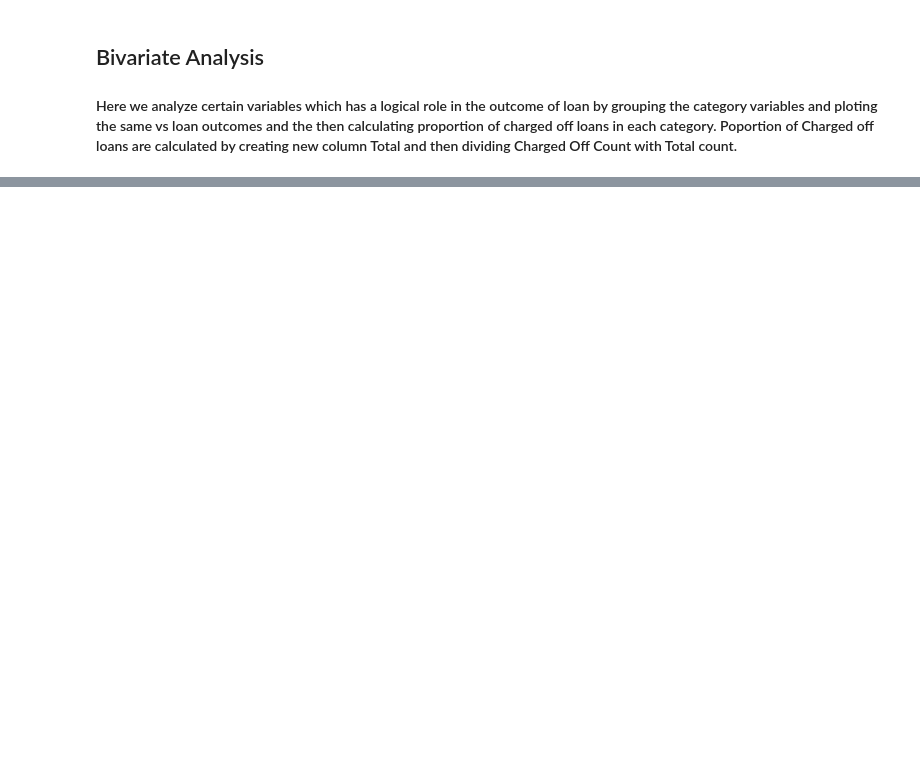
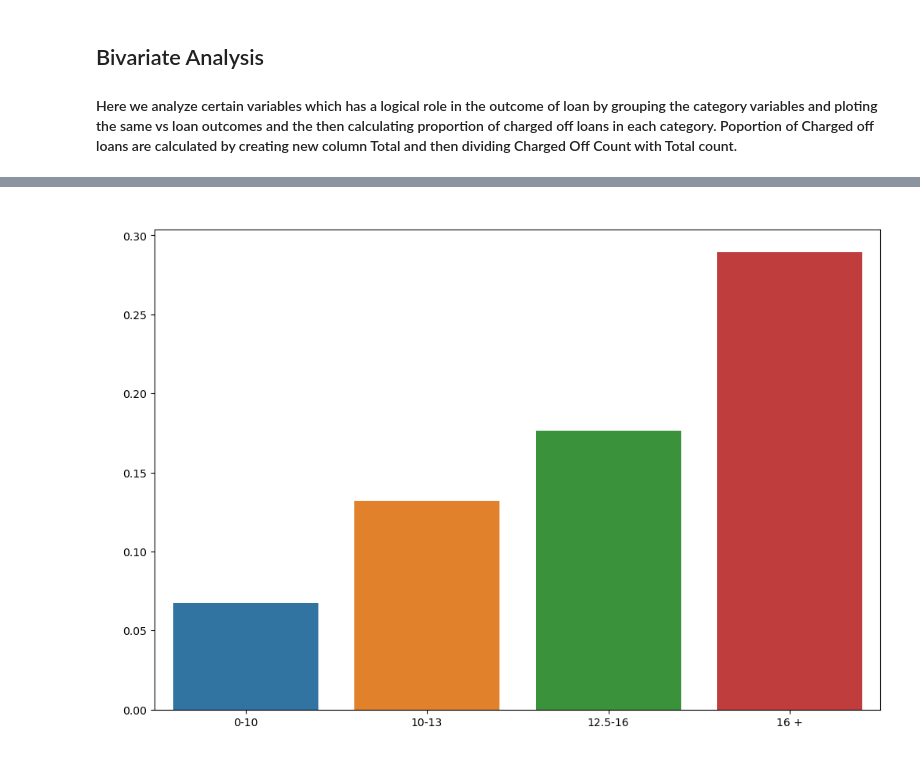
Before and after one commit to Varunmr88/Lending_Club_Case_Study, a Jupyter notebook: Case Study.ipynb, the cells around one changed output, grey strips where cells are left out. Cells and saved outputs as stored; diff of their text form; code cells hidden in the pictures; blank space fills up the shorter version.

```diff
--- a/Case Study.ipynb
+++ b/Case Study.ipynb
@@ -453,29 +450,31 @@ plt.show()
 # %%
 # Bivariate Analysis on interest rate against Chargedoff_Proportion
 
 interest_vs_loan = data.groupby(['int_rate_cats', 'loan_status']).loan_status.count().unstack().fillna(0).reset_index()
-interest_vs_loan['Total'] = interest_vs_loan['Charged Off'] + interest_vs_loan['Current'] + interest_vs_loan['Fully Paid']
+interest_vs_loan['Total'] = interest_vs_loan['Charged Off']  + interest_vs_loan['Fully Paid']
 interest_vs_loan['Chargedoff_Proportion'] = interest_vs_loan['Charged Off'] / interest_vs_loan['Total']
 interest_vs_loan.sort_values('Chargedoff_Proportion', ascending=False)
 
 # Observations:
 # interest rate less than 10% has very less chances of charged off. Intrest rates are starting from minimin 5 %.
 # interest rate more than 16% has good chnaces of charged off as compared to other category intrest rates.
 # Charged off proportion is increasing with higher intrest rates.
 
 # Lets draw some bar plots on data calculated above. Try to visualize the pattern to understand the data better.
 
 fig, ax1 = plt.subplots(figsize=(12, 8))
 ax1.set_title('Interest Rate vs Chargedoff Proportion',fontsize=15,color='w')
 ax1=sns.barplot(x='int_rate_cats', y='Chargedoff_Proportion', data=interest_vs_loan)
 ax1.set_xlabel('Interest Rate',fontsize=14,color='w')
 ax1.set_ylabel('Chargedoff Proportion',fontsize=14,color = 'w')
 plt.show()
 
 # Observations:
 # interest rate less than 10% has very less chances of charged off. Intrest rates are starting from minimin 5 %.
 # interest rate more than 16% has good chnaces of charged off as compared to other category intrest rates.
 # Charged off proportion is increasing with higher intrest rates.
+# %% [output]
+[figure, added]
 # %%
 #Analyzing interest rate wrt the interest rate bins created
 fig, ax = plt.subplots(figsize = (15,10))
```
Also changed, not shown: parts of 38 cells of this notebook, 1 other file.
